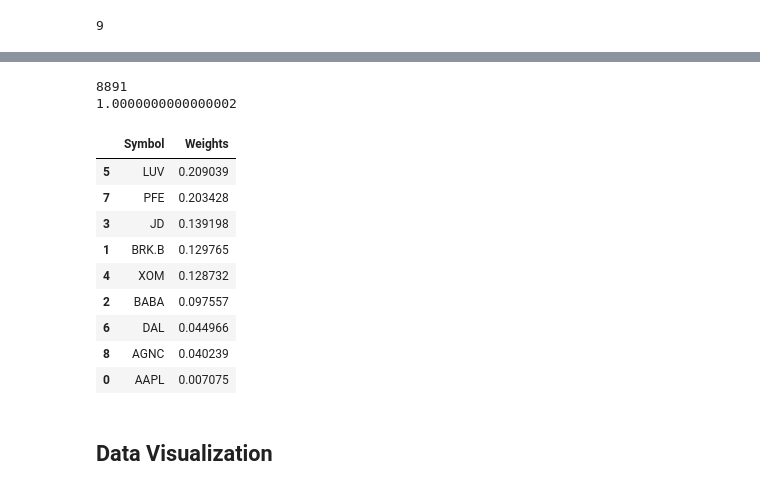
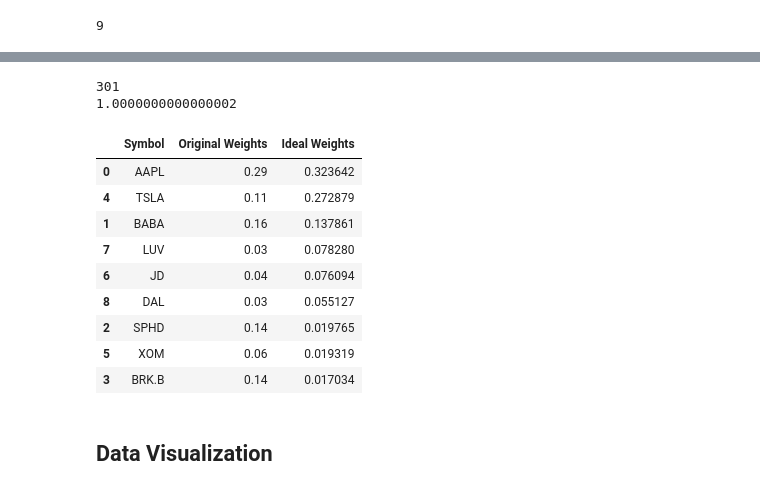
Before and after one commit to jpaguirre15/robinhood-portfolio-analysis, a Jupyter notebook: stonks - Finalized.ipynb, the cells around one changed output, grey strips where cells are left out. Cells and saved outputs as stored; diff of their text form; code cells hidden in the pictures.

Commit message:
update portfolio

```diff
--- a/stonks - Finalized.ipynb
+++ b/stonks - Finalized.ipynb
@@ -553,34 +553,34 @@ Text(0, 0.5, 'Expected Return')
 # %%
 # For Testing purposes
-index = 8891
+index = 301
 #index = len(pflio_scenarios)-1
 pfolio_wei2 = []
 tickers2 = []
 tickers2 = np.array(tickers)
 print(index)
 print(np.sum(pflio_wei[index]))
 pflio_wei2 = pflio_wei[index]
 
 
 
-ideal_portfolio = pd.DataFrame({'Weights': pflio_wei2})
+ideal_portfolio = pd.DataFrame({'Original Weights':my_portfolio['Weights'], 'Ideal Weights': pflio_wei2})
 ideal_portfolio = pd.concat([symbols_df, ideal_portfolio], axis=1)
-ideal_portfolio = ideal_portfolio.sort_values('Weights', ascending=False)
+ideal_portfolio = ideal_portfolio.sort_values('Ideal Weights', ascending=False)
 ideal_portfolio.to_csv('ideal_weights.csv', index=False)
 ideal_portfolio
 # %% [output]
-8891
+301
 1.0000000000000002
-|  | Symbol | Weights |
-| 5 | LUV | 0.209039 |
-| 7 | PFE | 0.203428 |
-| 3 | JD | 0.139198 |
-| 1 | BRK.B | 0.129765 |
-| 4 | XOM | 0.128732 |
-| 2 | BABA | 0.097557 |
-| 6 | DAL | 0.044966 |
-| 8 | AGNC | 0.040239 |
-| 0 | AAPL | 0.007075 |
+|  | Symbol | Original Weights | Ideal Weights |
+| 0 | AAPL | 0.29 | 0.323642 |
+| 4 | TSLA | 0.11 | 0.272879 |
+| 1 | BABA | 0.16 | 0.137861 |
+| 7 | LUV | 0.03 | 0.078280 |
+| 6 | JD | 0.04 | 0.076094 |
+| 8 | DAL | 0.03 | 0.055127 |
+| 2 | SPHD | 0.14 | 0.019765 |
+| 5 | XOM | 0.06 | 0.019319 |
+| 3 | BRK.B | 0.14 | 0.017034 |
 # %% [markdown]
 ## Data Visualization
 # %%
```
Also changed, not shown: parts of 29 cells of this notebook, 1 other file.
